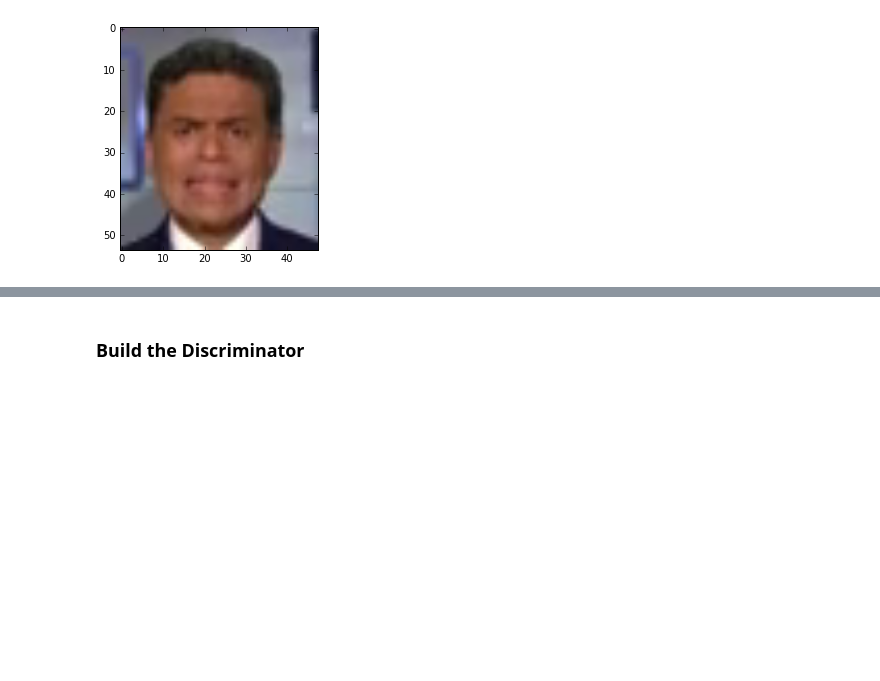
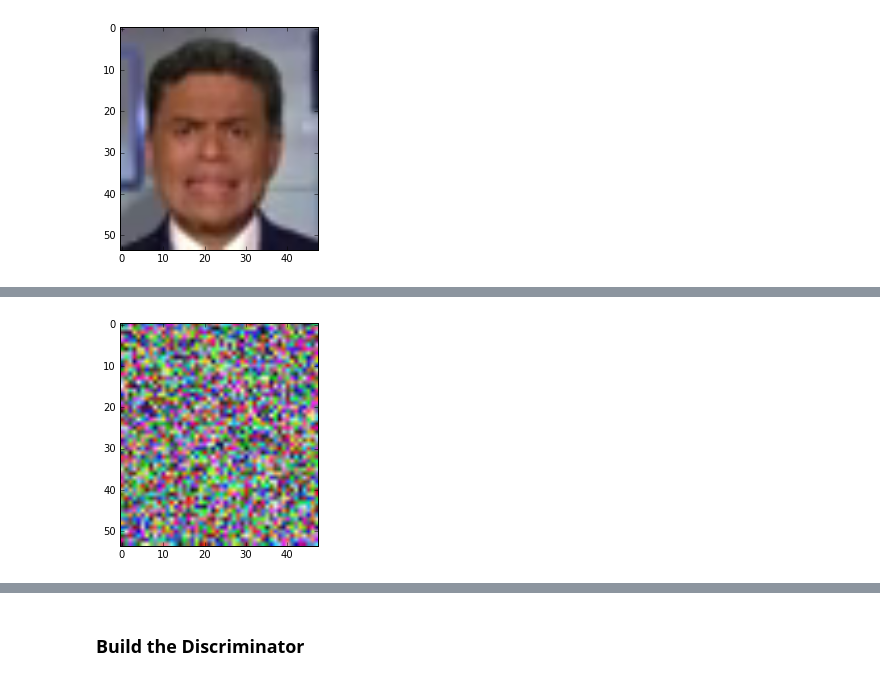
Before and after one commit to NHDaly/jupyter-binder, a Jupyter notebook: ml/Gan_Speaking.ipynb, the cells around one changed output, grey strips where cells are left out. Drawn from its saved outputs; the diff is of its cells as text; code cells hidden in the pictures; blank space fills up the shorter version.

```diff
--- a/ml/Gan_Speaking.ipynb
+++ b/ml/Gan_Speaking.ipynb
@@ -51,0 +69,4 @@ play_frames_clip(frames[10:20])
+# %%
+play_frames_clip([x[0].reshape(frame_dim) for x in Xtrain[10:20]])
+# %% [output]
+[figure, added]
```
Also changed, not shown: parts of 16 cells of this notebook.
